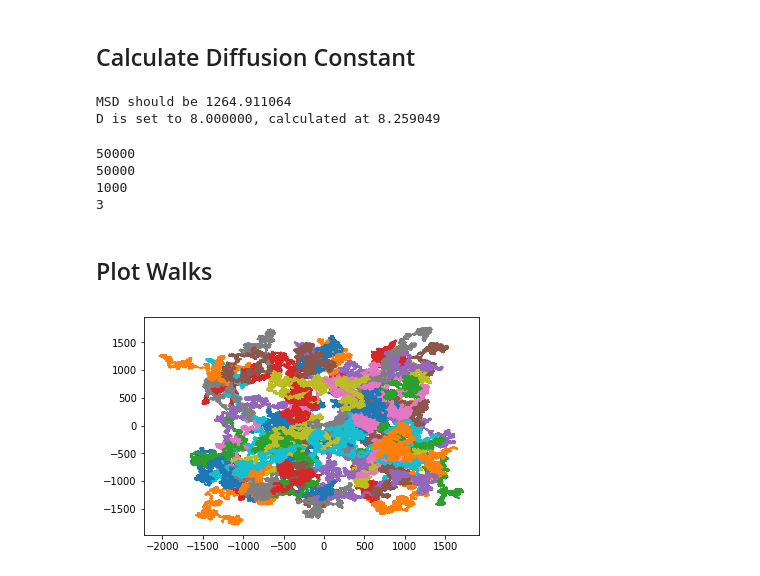
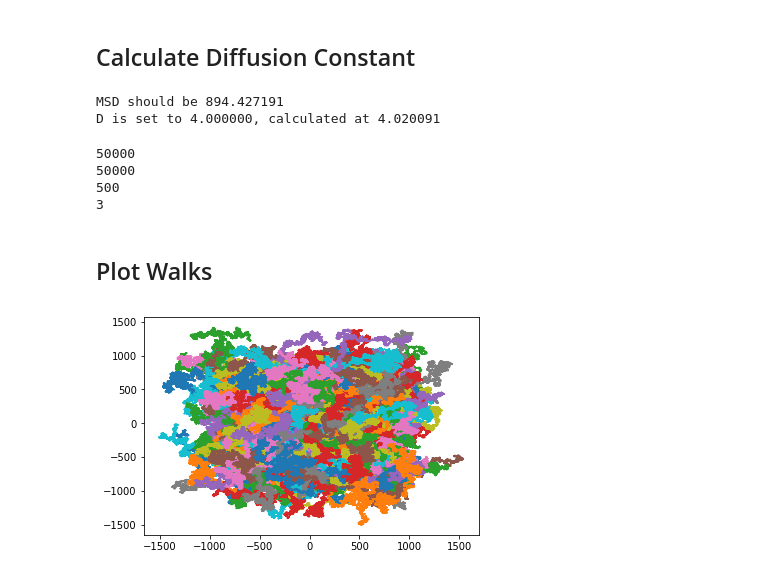
Before and after one commit to jdrusso/virtual-fcs, a Jupyter notebook: random_walker.ipynb, the cells around one changed output. Cells and saved outputs as stored; diff of their text form; code cells hidden in the pictures.

```diff
--- a/random_walker.ipynb
+++ b/random_walker.ipynb
@@ -21,11 +21,11 @@ List of `atom` objects. Each `atom` object should have an attribute `atom.index`
 # %% [markdown]
 ## Random Walk Parameters
 # %%
-N_WALKERS = 1000
+N_WALKERS = 500
 
 TSTEPS = 50000
 
-D = 8
+D = 4
 # %%
 import numpy as np
 import matplotlib.pyplot as plt
@@ -61,8 +61,8 @@ MSD = np.mean([(xyz[TSTEPS-1,w,0]-xyz[0,w,0])**2 + (xyz[0,w,1] - xyz[TSTEPS-1,w,
 print("MSD should be %f" % np.sqrt(TSTEPS * 4 * D))
 print("D is set to %f, calculated at %f" % (D, MSD/(4 * TSTEPS)))
 # %% [output]
-MSD should be 1264.911064
-D is set to 8.000000, calculated at 8.259049
+MSD should be 894.427191
+D is set to 4.000000, calculated at 4.020091
 # %%
 xyz[1,1]
 
@@ -74,7 +74,7 @@ print(len(t.xyz))
 print(t.topology.n_residues)
 print(t.topology.atoms[3].index)
 
-with open('../../windrive/linux/output.pkl', 'wb') as output:
+with open('../../windrive/linux/D%d.pkl' % D, 'wb') as output:
     import pickle
     pickle.dump(t, output)
 
@@ -83,7 +83,7 @@ with open('../../windrive/linux/output.pkl', 'wb') as output:
 # %% [output]
 50000
 50000
-1000
+500
 3
 # %%
 #len(pickle.dumps(t, -1))
@@ -91,11 +91,11 @@ with open('../../windrive/linux/output.pkl', 'wb') as output:
 # %% [markdown]
 ## Plot Walks
 # %%
-for w in range(0,N_WALKERS, 10):
+for w in range(0,N_WALKERS, 1):
 
     plt.plot(xyz[:10000,w,0], xyz[:10000,w,1], linestyle='-')
 # %% [output]
-[figure, old version]
+[figure, new version]
 # %%
 # import pickle
 # t = pickle.load(open('../../windrive/linux/output.pkl', 'rb'))
```
Also changed, not shown: parts of 1 cell of this notebook, 2 other files.
